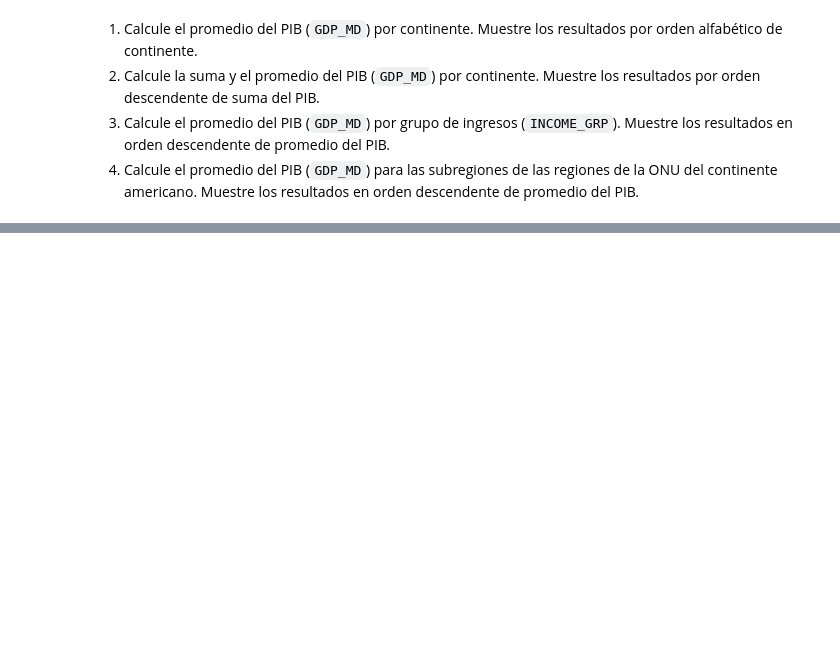
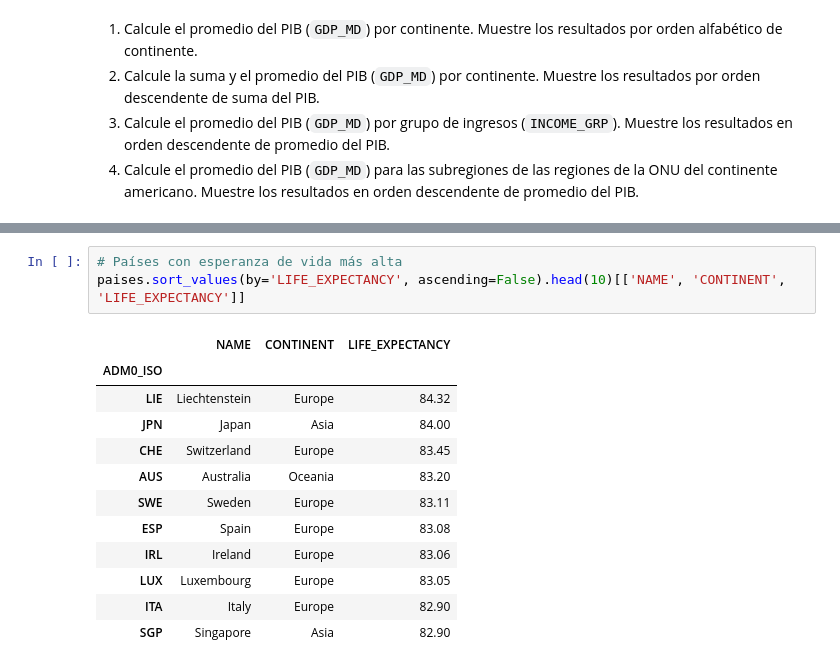
Before and after one commit to gf0657-programacionsig/2024-ii, a Jupyter notebook: _build/jupyter_execute/contenido/3/pandas.ipynb, the cells around one changed output, grey strips where cells are left out. Drawn from its saved outputs; the diff is of its cells as text; blank space fills up the shorter version.

```diff
--- a/_build/jupyter_execute/contenido/3/pandas.ipynb
+++ b/_build/jupyter_execute/contenido/3/pandas.ipynb
@@ -753,0 +812,16 @@ memory usage: 28.5+ KB
+# %%
+# Países con esperanza de vida más alta
+paises.sort_values(by='LIFE_EXPECTANCY', ascending=False).head(10)[['NAME', 'CONTINENT', 'LIFE_EXPECTANCY']]
+# %% [output]
+|  | NAME | CONTINENT | LIFE_EXPECTANCY |
+| ADM0_ISO |  |  |  |
+| LIE | Liechtenstein | Europe | 84.32 |
+| JPN | Japan | Asia | 84.00 |
+| CHE | Switzerland | Europe | 83.45 |
+| AUS | Australia | Oceania | 83.20 |
+| SWE | Sweden | Europe | 83.11 |
+| ESP | Spain | Europe | 83.08 |
+| IRL | Ireland | Europe | 83.06 |
+| LUX | Luxembourg | Europe | 83.05 |
+| ITA | Italy | Europe | 82.90 |
+| SGP | Singapore | Asia | 82.90 |
```
Also changed, not shown: parts of 23 cells of this notebook, 33 other files.
